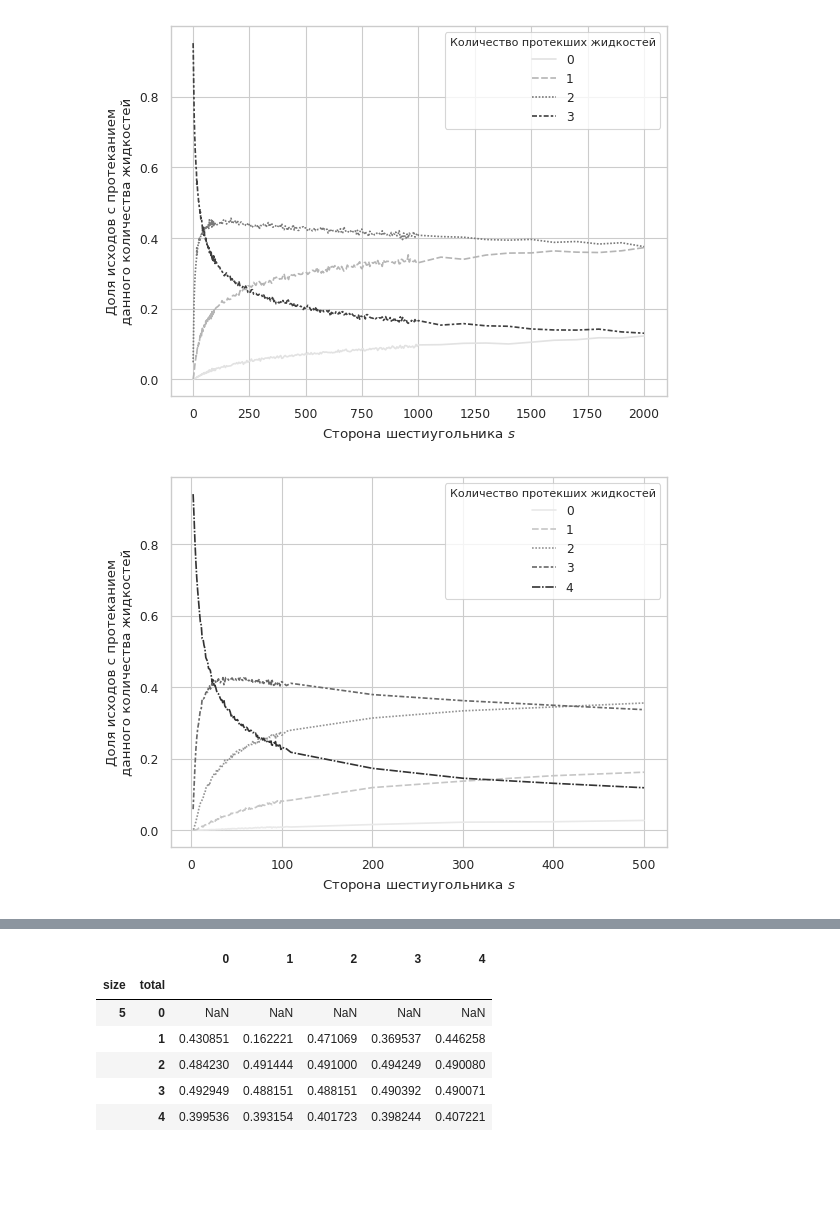
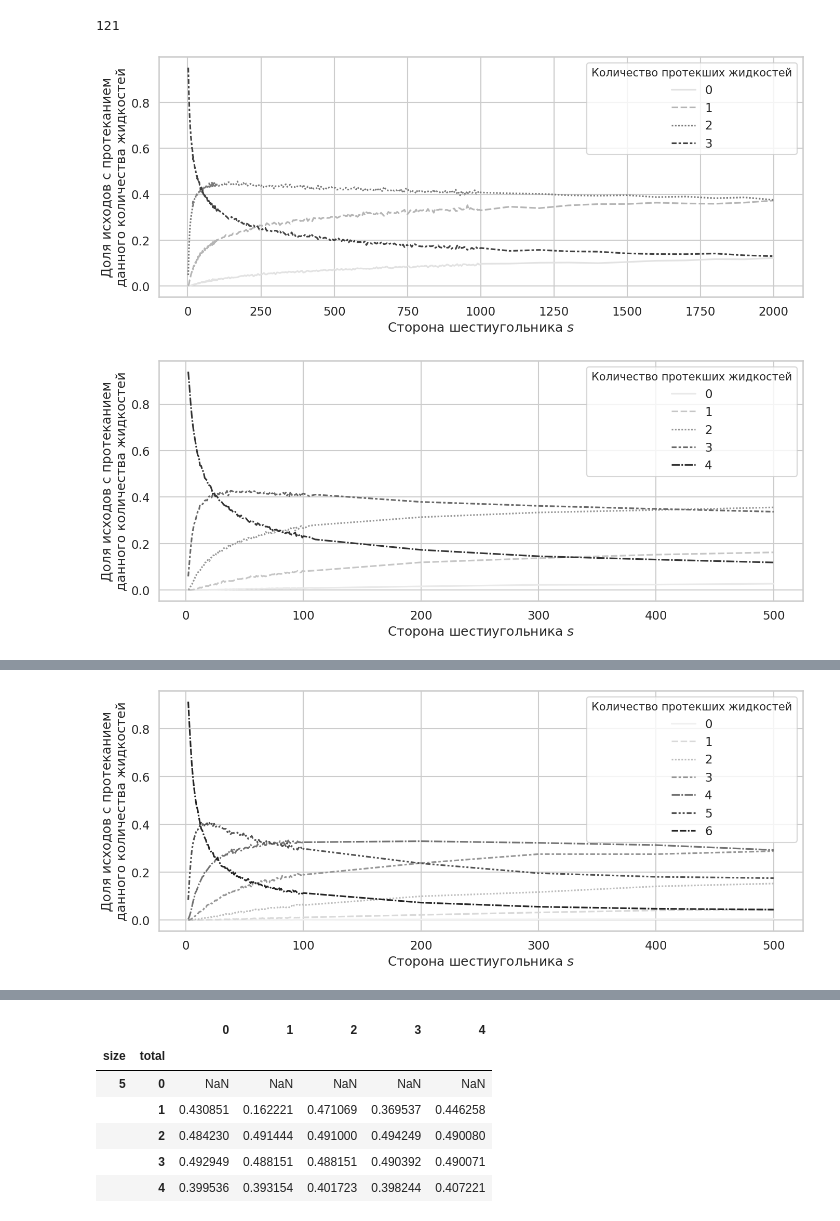
Before and after one commit to m-fedorov-s/percolation-of-n-fluids, a Jupyter notebook: analyze_data.ipynb, the cells around one changed output, grey strips where cells are left out. Drawn from its saved outputs; the diff is of its cells as text; code cells hidden in the pictures; blank space fills up the shorter version.

Commit message:
Added cells for making plots of three main types.

```diff
--- a/analyze_data.ipynb
+++ b/analyze_data.ipynb
@@ -5,7 +5,7 @@ from pathlib import Path
 from matplotlib import pyplot as plt
 import seaborn as sns
 sns.set_style("whitegrid")
-sns.set_context("paper") # "paper" or "talk"
+sns.set_context("talk") # "paper" or "talk"
 from tqdm.auto import tqdm
 from scipy.stats import norm
 # %%
@@ -25,20 +25,24 @@ for file in tqdm(data_path.iterdir(), desc="Reading data", total=len(list(data_p
     data.append(frame)
 
 data = pd.concat(data)
+# %%
+max(data.total_liquids.unique())
+# %% [output]
+121
 # %%
 for liquid in sorted(data.total_liquids.unique()):
-    if liquid > 5:
+    if liquid > 12:
         break
-#     plt.figure(figsize=(16, 6))
+    plt.figure(figsize=(16, 6))
     sns.lineplot(data=data[data.total_liquids == liquid].groupby('size')["percolated_liquids"].value_counts(normalize=True).unstack().fillna(0),
                  palette=('Greys'))
     plt.ylabel('Доля исходов с протеканием\nданного количества жидкостей')
     plt.xlabel('Сторона шестиугольника $s$')
     plt.legend(title="Количество протекших жидкостей", title_fontsize="small")
 #     plt.ylabel('Probability of a given number of liquids to percolate')
 #     plt.xlabel('Size s of hexagon')
     plt.savefig(f'./output_images/percolation__liquids={liquid}.pdf', format="pdf")
     plt.show()
 # %% [output]
-[figure, old version]
+[figure, new version]
-[figure, old version]
+[figure, new version]
@@ -45,0 +50 @@ for liquid in sorted(data.total_liquids.unique()):
+[figure, added]
```
Also changed, not shown: parts of 8 cells of this notebook.
